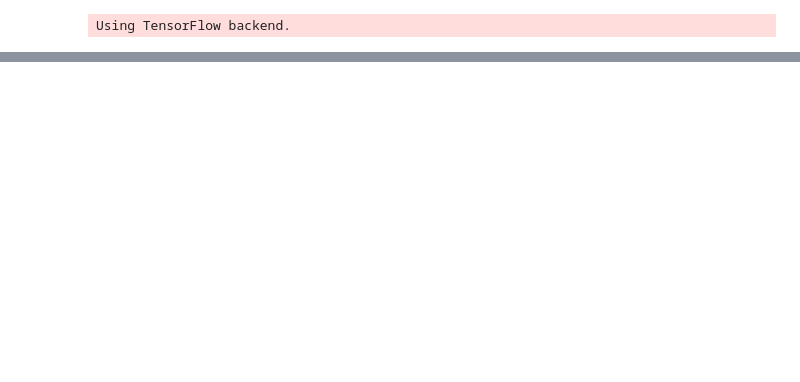
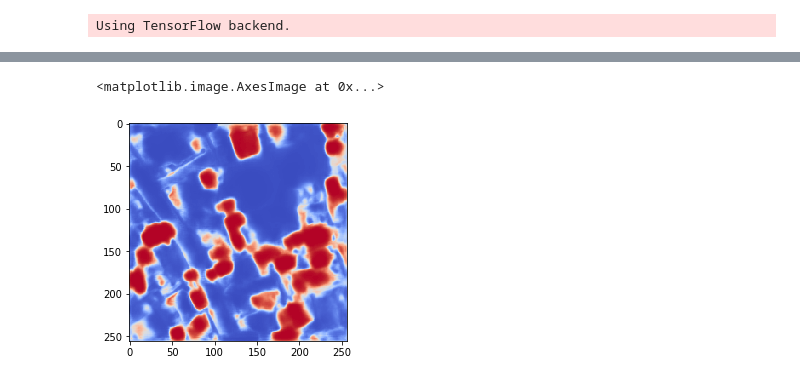
Before and after one commit to korewayume/dstl, a Jupyter notebook: CatResult.ipynb, the cells around one changed output, grey strips where cells are left out. Saved outputs shown, nothing was run; the diff lists cells and outputs as text; code cells hidden in the pictures; blank space fills up the shorter version.

```diff
--- a/CatResult.ipynb
+++ b/CatResult.ipynb
@@ -49,0 +52,2 @@ plt.imshow(join_tiles(x))
+# %%
+pred = np.squeeze(model.predict(np.expand_dims(x[0, 0], axis=0)))
@@ -49,0 +59,5 @@ plt.imshow(join_tiles(x))
+# %%
+plt.imshow(pred[..., 0], cmap='coolwarm')
+# %% [output]
+<matplotlib.image.AxesImage at 0x...>
+[figure, added]
```
Also changed, not shown: parts of 6 cells of this notebook, 10 other files.
